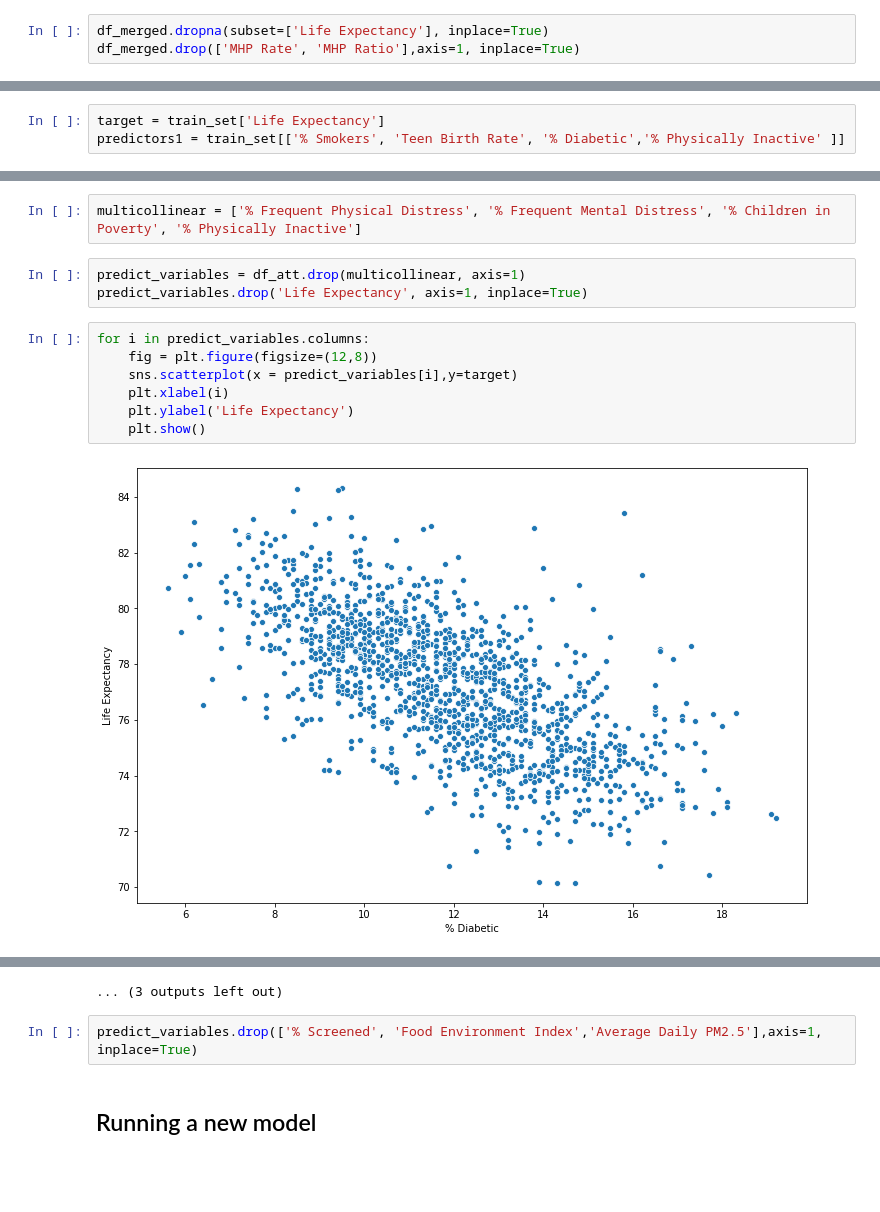
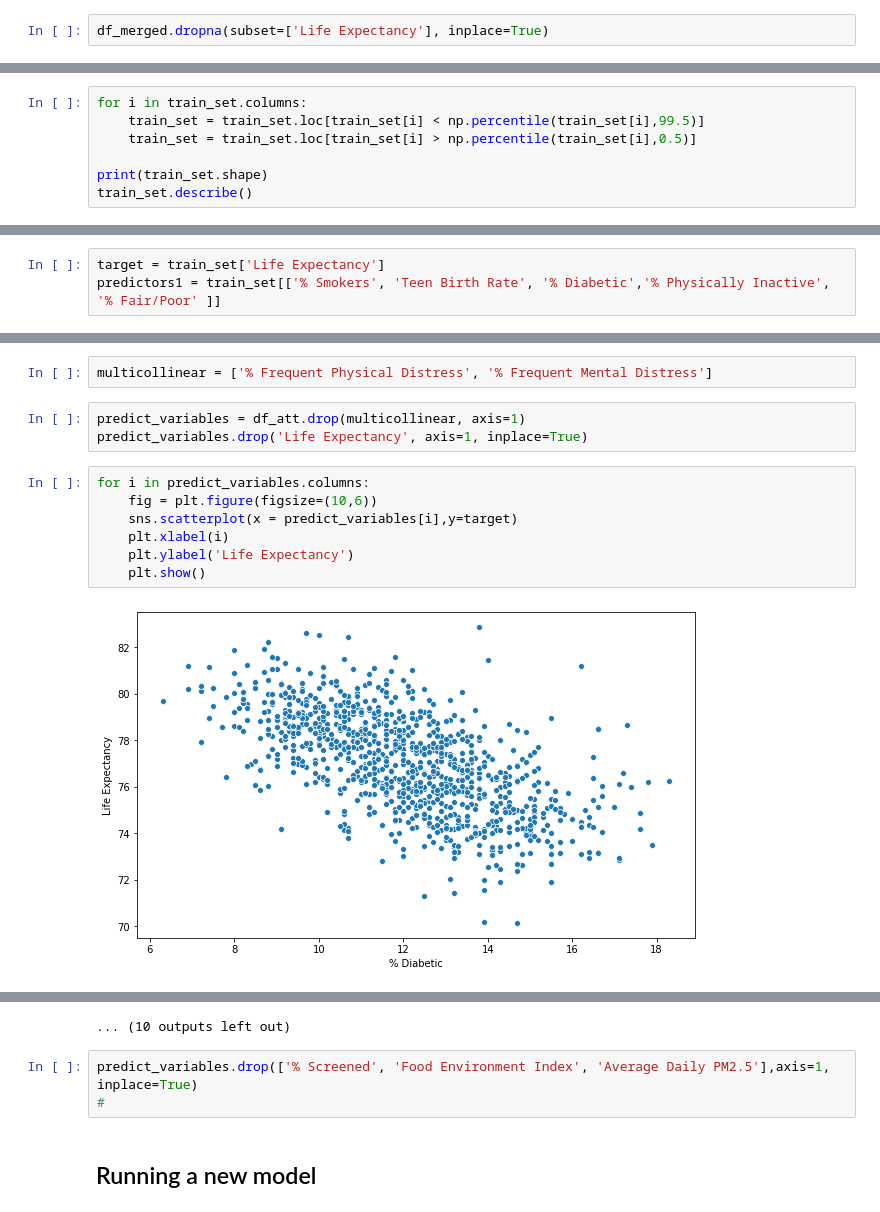
Before and after one commit to 1Banji/Health-Death, a Jupyter notebook: Sez/Life_Expectancy.ipynb, the cells around one changed output, grey strips where cells are left out. Drawn from its saved outputs; the diff is of its cells as text; blank space fills up the shorter version.

```diff
--- a/Sez/Life_Expectancy.ipynb
+++ b/Sez/Life_Expectancy.ipynb
@@ -87,7 +57,6 @@ Life Expectancy shape: (3142, 12)
 df_merged = life_exp.merge(factors, how='left',on='FIPS')
 # %%
 df_merged.dropna(subset=['Life Expectancy'], inplace=True)
-df_merged.drop(['MHP Rate', 'MHP Ratio'],axis=1, inplace=True)
 # %%
 df_final = df_merged.dropna()
 df_final.shape
@@ -146,3 +115,10 @@ train_set.describe()
 | 75% | 79.149721 | 13.612300 | 13.547932 | 13.500000 | 15.800000 | ... |
 | max | 94.659083 | 20.899694 | 20.110109 | 20.900000 | 34.800000 | ... |
 8 rows × 36 columns
+# %%
+for i in train_set.columns:
+    train_set = train_set.loc[train_set[i] < np.percentile(train_set[i],99.5)]
+    train_set = train_set.loc[train_set[i] > np.percentile(train_set[i],0.5)]
+
+print(train_set.shape)
+train_set.describe()
@@ -229,7 +205,7 @@ Teen Birth Rate is not normal 2.061127843353791e-09
 Data doesn't look normal but for Linear Regression we don't need to normalize it since we will use Standard Scale.
 # %%
 target = train_set['Life Expectancy']
-predictors1 = train_set[['% Smokers', 'Teen Birth Rate', '% Diabetic','% Physically Inactive' ]]
+predictors1 = train_set[['% Smokers', 'Teen Birth Rate', '% Diabetic','% Physically Inactive', '% Fair/Poor' ]]
 # %%
 from sklearn.preprocessing import StandardScaler
 scaler = StandardScaler()
@@ -366,16 +344,16 @@ The variables we should exclude from our model are:
 % Frequent Physical Distress
 % Frequent Mental Distress
 # %%
-multicollinear = ['% Frequent Physical Distress', '% Frequent Mental Distress', '% Children in Poverty', '% Physically Inactive']
+multicollinear = ['% Frequent Physical Distress', '% Frequent Mental Distress']
 # %%
 predict_variables = df_att.drop(multicollinear, axis=1)
 predict_variables.drop('Life Expectancy', axis=1, inplace=True)
 # %%
 for i in predict_variables.columns:
-    fig = plt.figure(figsize=(12,8))
+    fig = plt.figure(figsize=(10,6))
     sns.scatterplot(x = predict_variables[i],y=target)
     plt.xlabel(i)
     plt.ylabel('Life Expectancy')
     plt.show()
 # %% [output]
-[figure, old version]
+[figure, new version]
@@ -393,6 +371,7 @@ for i in predict_variables.columns:
-... (3 outputs left out)
+... (10 outputs left out)
 # %%
-predict_variables.drop(['% Screened', 'Food Environment Index','Average Daily PM2.5'],axis=1, inplace=True)
+predict_variables.drop(['% Screened', 'Food Environment Index', 'Average Daily PM2.5'],axis=1, inplace=True)
+#
 # %% [markdown]
 ## Running a new model
 # %%
```
Also changed, not shown: parts of 38 cells of this notebook, 2 other files.
